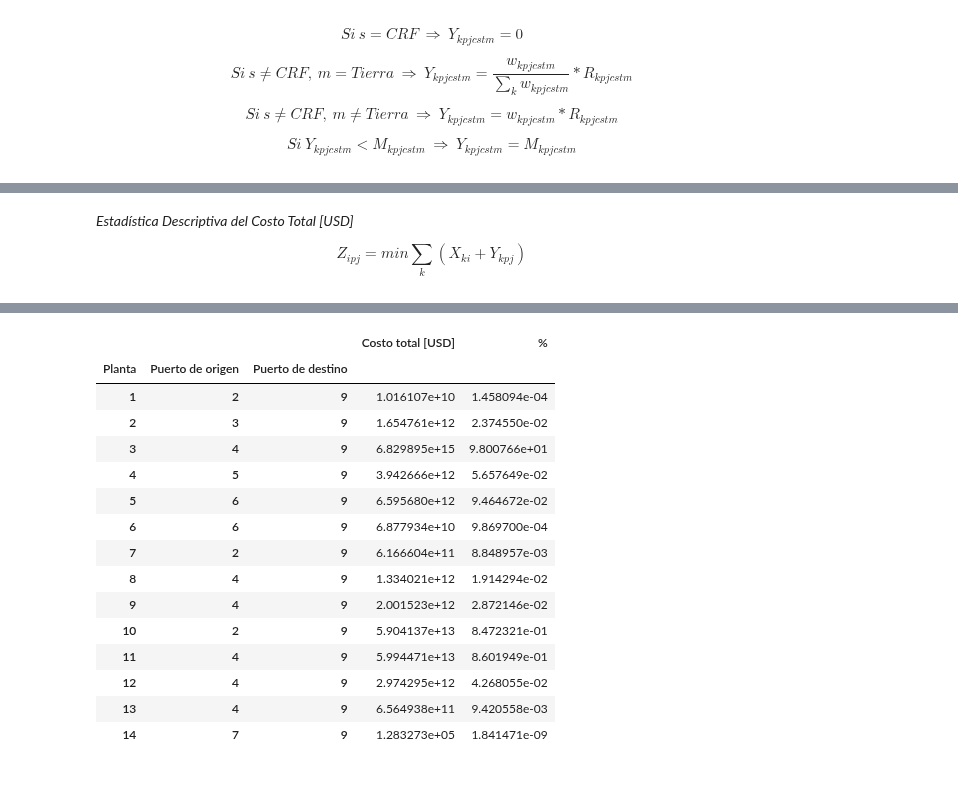
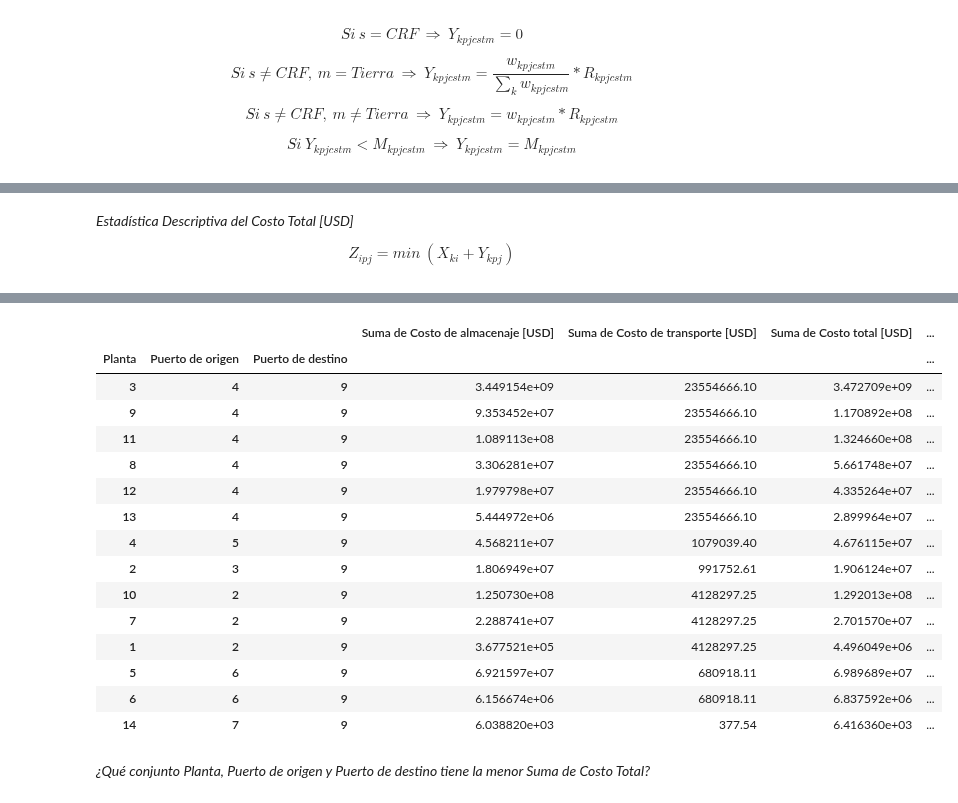
Before and after one commit to hernanrodri/Supply-Chain-Analytics, a Jupyter notebook: Optimización.ipynb, the cells around one changed output, grey strips where cells are left out. Saved outputs shown, nothing was run; the diff lists cells and outputs as text; code cells hidden in the pictures.

```diff
--- a/Optimización.ipynb
+++ b/Optimización.ipynb
@@ -146,6 +146,7 @@ $$ X_{ki} = q_{ki}*C_i $$
 # %%
 df6["Costo de almacenaje [USD]"] = df6["Items"] * df6["Costo específico [USD/item]"]
 
-g60 = df6.set_index("Planta").groupby(by = "Planta")["Costo de almacenaje [USD]"].transform("sum").reset_index()
-g60.head()
+df6["Suma de Costo de almacenaje [USD]"] = df6.groupby(by = "Planta")["Costo de almacenaje [USD]"].transform("sum")
+
+df6.groupby(by = "Planta").agg({"Costo de almacenaje [USD]": "sum"}).rename(columns = {"Costo de almacenaje [USD]": "Suma de Costo de almacenaje [USD]"})
 # %% [output]
@@ -163,10 +174,12 @@ $$ \sum_{k}{w_{kpjcstm}} \leq max \ F_{kpjcstm} $$
 df6["Peso [kg]"] = df6["Items"] * df6["Peso [kg/item]"]
 df6["Peso máximo [kg]"] = df6["Items"] * df6["Peso máximo [kg/item]"]
 
-g6 = df6.groupby(by = ["Puerto de origen", "Puerto de destino", "Transportista",
-                       "Modo de transporte", "Envío [días]"])["Peso [kg]", "Peso máximo [kg]"].transform("sum")
+atributos = ["Puerto de origen", "Puerto de destino", "Transportista", "Modo de transporte", "Envío [días]"]
 
-g6["Peso [kg]"] = np.where(g6["Peso [kg]"] <= g6["Peso máximo [kg]"], g6["Peso [kg]"], g6["Peso máximo [kg]"])
+df6["Suma de Peso [kg]"] = df6.groupby(by = atributos)["Peso [kg]"].transform("sum")
+df6["Máximo del Peso máximo [kg]"] = df6.groupby(by = atributos)["Peso máximo [kg]"].transform("max")
 
-g6.head()
+df6["Suma de Peso [kg]"] = np.where(df6["Suma de Peso [kg]"] <= df6["Máximo del Peso máximo [kg]"], df6["Suma de Peso [kg]"], df6["Máximo del Peso máximo [kg]"])
+
+df6.head()
 # %% [output]
@@ -185,17 +199,15 @@ $$ Si \ s \neq CRF, \ m \neq Tierra \ \Rightarrow \ Y_{kpjcstm} = w_{kpjcstm}*R_
 
 $$ Si \ Y_{kpjcstm} < M_{kpjcstm} \ \Rightarrow \ Y_{kpjcstm} = M_{kpjcstm} $$
 # %%
-a = df6["Peso [kg]"] / g6["Peso [kg]"] * df6["Tasa de flete [USD/kg]"]
+a = df6["Peso [kg]"] / df6["Suma de Peso [kg]"] * df6["Tasa de flete [USD/kg]"]
 b = df6["Peso [kg]"] * df6["Tasa de flete [USD/kg]"]
 c = df6["Costo mínimo [USD/kg]"]
 
 df6["Costo de transporte [USD]"] = np.where(df6["Nivel de servicio"] == "CRF", 0,
                                             np.where(df6["Modo de transporte"] == "Tierra", np.where(a < c, a, c), np.where(b < c, b, c)))
 
-g61 = df6.set_index(["Puerto de origen",
-                    "Puerto de destino"]).groupby(by = ["Puerto de origen",
-                                                        "Puerto de destino"])["Costo de transporte [USD]"].transform("sum").reset_index()
+atributos = ["Puerto de origen", "Puerto de destino"]
+df6["Suma de Costo de transporte [USD]"] = df6.groupby(by = atributos)["Costo de transporte [USD]"].transform("sum")
 
-g61.head()
-#np.sort(g61["Puerto de origen"].unique())
+df6.head()
 # %% [output]
@@ -203,14 +221,17 @@ array([2, 3, 4, 5, 6, 7], dtype=int64)
 # %% [markdown]
 *Estadística Descriptiva del Costo Total [USD]*
 
-$$ Z_{ipj} = min \sum_{k}{(X_{ki} + Y_{kpj})} $$
+$$ Z_{ipj} = min \ (X_{ki} + Y_{kpj}) $$
 # %%
-g62 = pd.concat([g60, g61], axis = 1)
-g62["Costo total [USD]"] = g62["Costo de almacenaje [USD]"] + g62["Costo de transporte [USD]"]
-g63 = g62.groupby(by = ["Planta", "Puerto de origen", "Puerto de destino"]).agg({"Costo total [USD]": "sum"})
+g6 = df6[["Planta", "Puerto de origen", "Puerto de destino", "Suma de Costo de almacenaje [USD]", "Suma de Costo de transporte [USD]"]].copy()
+g60 = g6.drop_duplicates()
 
-total = g63["Costo total [USD]"].sum()
-g63["%"] = g63["Costo total [USD]"].apply(lambda x: x / total * 100)
+g60["Suma de Costo total [USD]"] = g60["Suma de Costo de almacenaje [USD]"] + g60["Suma de Costo de transporte [USD]"]
 
-g63
+total = g60["Suma de Costo total [USD]"].sum()
+g60["% Suma de Costo Total"] = g60["Suma de Costo total [USD]"].apply(lambda x: x / total * 100)
+
+g60 = g60.set_index(["Planta", "Puerto de origen", "Puerto de destino"])
+
+g60.round(2)
 # %% [output]
@@ -217,16 +248,18 @@ g63
-|  |  |  | Costo total [USD] | % |
-| Planta | Puerto de origen | Puerto de destino |  |  |
-| 1 | 2 | 9 | 1.016107e+10 | 1.458094e-04 |
-| 2 | 3 | 9 | 1.654761e+12 | 2.374550e-02 |
-| 3 | 4 | 9 | 6.829895e+15 | 9.800766e+01 |
-| 4 | 5 | 9 | 3.942666e+12 | 5.657649e-02 |
-| 5 | 6 | 9 | 6.595680e+12 | 9.464672e-02 |
-| 6 | 6 | 9 | 6.877934e+10 | 9.869700e-04 |
-| 7 | 2 | 9 | 6.166604e+11 | 8.848957e-03 |
-| 8 | 4 | 9 | 1.334021e+12 | 1.914294e-02 |
-| 9 | 4 | 9 | 2.001523e+12 | 2.872146e-02 |
-| 10 | 2 | 9 | 5.904137e+13 | 8.472321e-01 |
-| 11 | 4 | 9 | 5.994471e+13 | 8.601949e-01 |
-| 12 | 4 | 9 | 2.974295e+12 | 4.268055e-02 |
-| 13 | 4 | 9 | 6.564938e+11 | 9.420558e-03 |
-| 14 | 7 | 9 | 1.283273e+05 | 1.841471e-09 |
+|  |  |  | Suma de Costo de almacenaje [USD] | Suma de Costo de transporte [USD] | Suma de Costo total [USD] | ... |
+| Planta | Puerto de origen | Puerto de destino |  |  |  | ... |
+| 3 | 4 | 9 | 3.449154e+09 | 23554666.10 | 3.472709e+09 | ... |
+| 9 | 4 | 9 | 9.353452e+07 | 23554666.10 | 1.170892e+08 | ... |
+| 11 | 4 | 9 | 1.089113e+08 | 23554666.10 | 1.324660e+08 | ... |
+| 8 | 4 | 9 | 3.306281e+07 | 23554666.10 | 5.661748e+07 | ... |
+| 12 | 4 | 9 | 1.979798e+07 | 23554666.10 | 4.335264e+07 | ... |
+| 13 | 4 | 9 | 5.444972e+06 | 23554666.10 | 2.899964e+07 | ... |
+| 4 | 5 | 9 | 4.568211e+07 | 1079039.40 | 4.676115e+07 | ... |
+| 2 | 3 | 9 | 1.806949e+07 | 991752.61 | 1.906124e+07 | ... |
+| 10 | 2 | 9 | 1.250730e+08 | 4128297.25 | 1.292013e+08 | ... |
+| 7 | 2 | 9 | 2.288741e+07 | 4128297.25 | 2.701570e+07 | ... |
+| 1 | 2 | 9 | 3.677521e+05 | 4128297.25 | 4.496049e+06 | ... |
+| 5 | 6 | 9 | 6.921597e+07 | 680918.11 | 6.989689e+07 | ... |
+| 6 | 6 | 9 | 6.156674e+06 | 680918.11 | 6.837592e+06 | ... |
+| 14 | 7 | 9 | 6.038820e+03 | 377.54 | 6.416360e+03 | ... |
+# %% [markdown]
+*¿Qué conjunto Planta, Puerto de origen y Puerto de destino tiene la menor Suma de Costo Total?*
```
Also changed, not shown: parts of 7 cells of this notebook.
